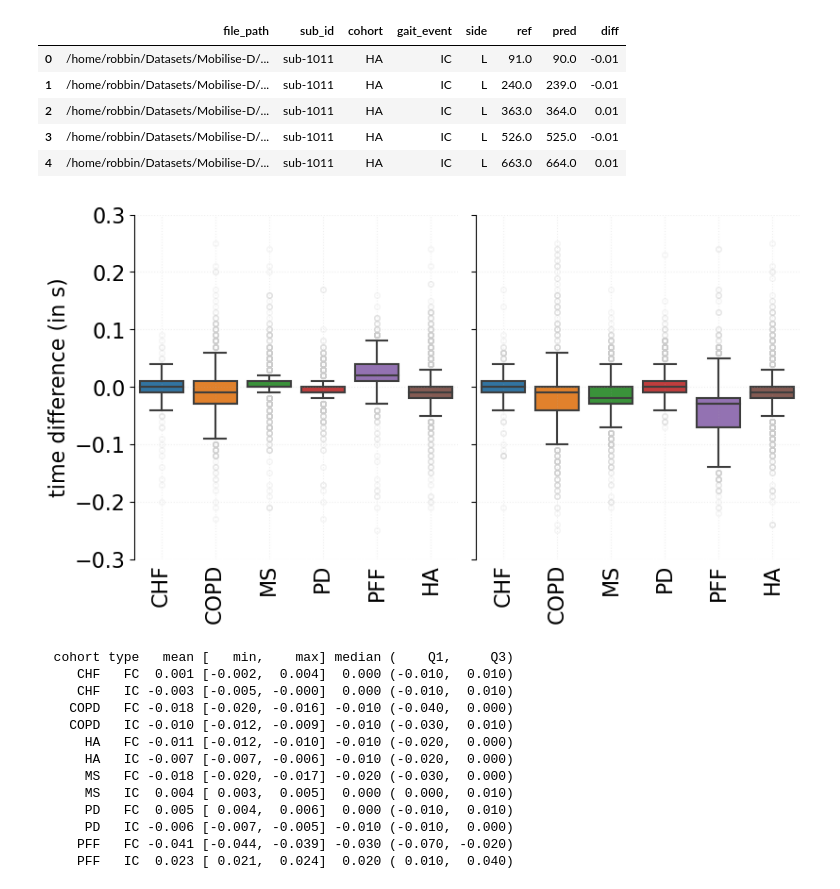
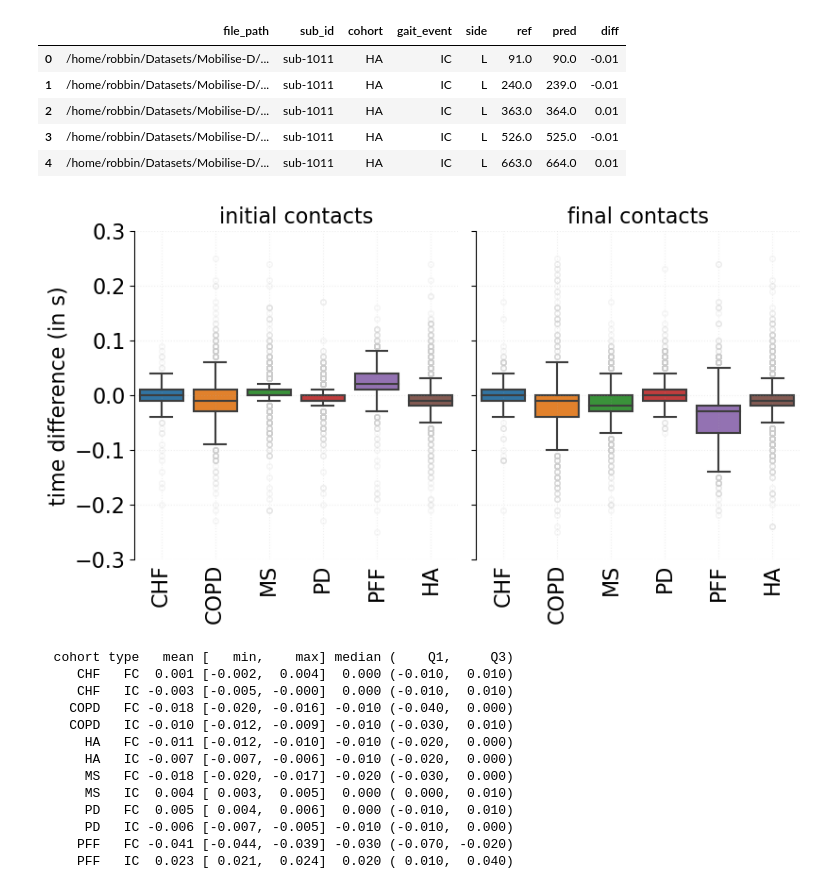
Before and after one commit to rmndrs89/mobilised, a Jupyter notebook: code/statistical_analysis.ipynb, the cells around one changed output. Drawn from its saved outputs; the diff is of its cells as text; code cells hidden in the pictures.

```diff
--- a/code/statistical_analysis.ipynb
+++ b/code/statistical_analysis.ipynb
@@ -226,9 +226,6 @@ df.head()
 | 3 | /home/robbin/Datasets/Mobilise-D/... | sub-1011 | HA | IC | L | 526.0 | 525.0 | -0.01 |
 | 4 | /home/robbin/Datasets/Mobilise-D/... | sub-1011 | HA | IC | L | 663.0 | 664.0 | 0.01 |
 # %%
-import enum
-
-
 group_order = ["CHF", "COPD", "MS", "PD", "PFF", "HA"]
 flier_props = {"marker": "o", "mfc": "None", "mec": (0.8, 0.8, 0.8), "ms": 4, "alpha": 0.2}
 
@@ -247,34 +244,36 @@ sns.despine(bottom=True)
 sns.boxplot(
     ax=axs[1],
     data=df[(df["gait_event"]=="FC")],
     y="diff",
     x="cohort",
     order=group_order,
     showfliers=True,
     flierprops=flier_props
 )
 sns.despine(bottom=True)
 
+axs[0].set_title("initial contacts", fontsize=16)
+axs[1].set_title("final contacts", fontsize=16)
 axs[0].set_ylabel("time difference (in s)", fontsize=16)
 axs[0].set_ylim((-0.3, 0.3))
 axs[1].set_ylabel("")
 
 for i, ax in enumerate(axs):
     ax.set_yticks(np.arange(-0.3, 0.3 + 0.100, 0.100))
     ax.grid(alpha=0.2, ls=":")
     ax.set_xlabel("")
     ax.tick_params(axis="x", which="both", length=0)
     for label in ax.get_yticklabels():
         label.set_fontsize(16)
     for label in ax.get_xticklabels():
         label.set_fontsize(16)
         label.set_rotation(90)
 
 plt.tight_layout()
 plt.savefig("boxplots_gait_events_time_difference_with_outliers.png", dpi=150)
 plt.show()
 # %% [output]
-[figure, old version]
+[figure, new version]
 # %%
 import scipy.stats
 
```
Also changed, not shown: parts of 1 cell of this notebook, 2 other files.
